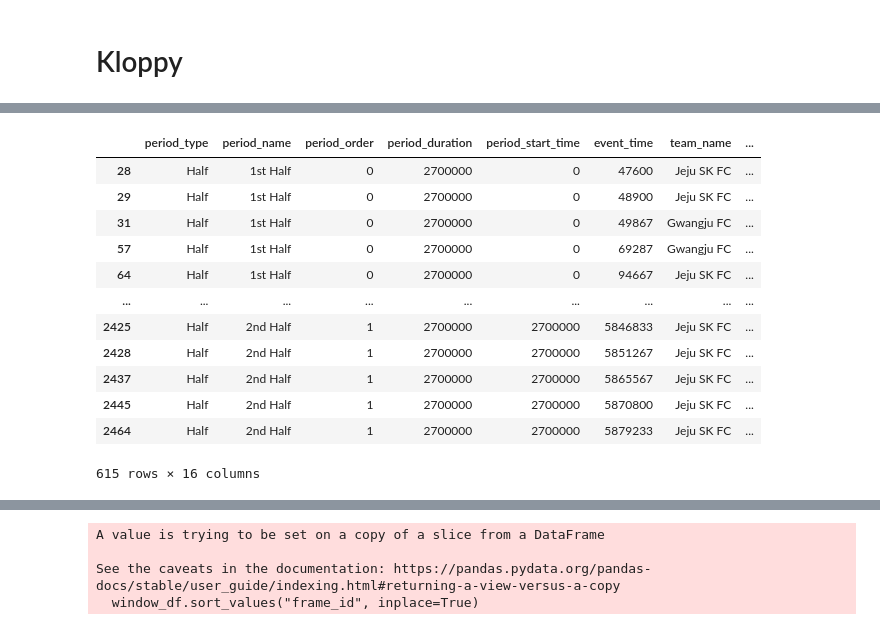
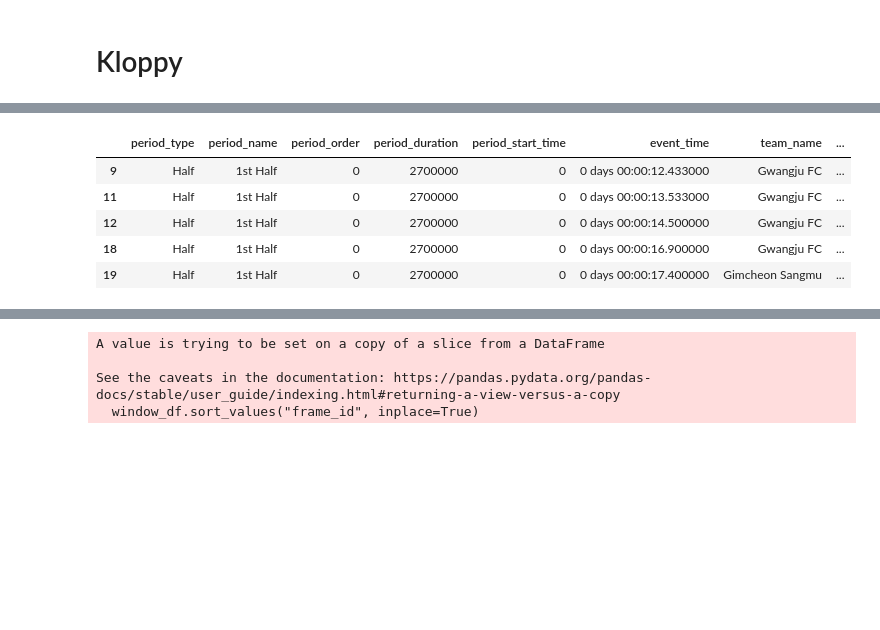
Before and after one commit to leemingo/express-v2, a Jupyter notebook: notebook/2-generate-dataset.ipynb, the cells around one changed output, grey strips where cells are left out. Saved outputs shown, nothing was run; the diff lists cells and outputs as text; code cells hidden in the pictures; blank space fills up the shorter version.

```diff
--- a/notebook/2-generate-dataset.ipynb
+++ b/notebook/2-generate-dataset.ipynb
@@ -116,7 +108,7 @@ if os.path.exists(data_path):
     match_id_lst = os.listdir(data_path)
     total_dict = {match_id : {} for match_id in match_id_lst}
     for match_id in match_id_lst:
-        if match_id not in pressed_error_lst: continue
+        if match_id != "126315": continue
         print(f"Load {match_id}")
         with open(f"{data_path}/{match_id}/{match_id}_processed_dict.pkl", "rb") as f:
             match_dict = pickle.load(f)
@@ -194,3 +184,24 @@ KeyError: 'tracking_df'
+# %%
+def get_event_name(x):
+    event_name_lst = []
+    for val in x:
+        if "event_name" in val:
+            event_name_lst.append(val['event_name'])
+        elif "name" in val:
+            event_name_lst.append(val['name'])
+    return event_name_lst
+
+event_name_unique = []
+
+for match_id in match_id_lst:
+    with open(f"{data_path}/{match_id}/{match_id}_processed_dict.pkl", "rb") as f:
+        match_dict = pickle.load(f)
+    event_df = match_dict['event_df']
+    event_df['events_name'] = event_df['events'].apply(get_event_name)
+    for idx, row in event_df.iterrows():
+    # event_name_unique += row['events_name']
+        event_name_unique.append(row['events_name'][0])
+set(event_name_unique)
 # %%
 # match_id = match_id_lst[0]
 # match_id = pressed_error_lst[0]
@@ -253,26 +282,11 @@ event_df[event_df['events'].apply(lambda x: len(x)) == 4]['events'].iloc[0]
 # %%
-def get_event_name(x):
-    event_name_lst = []
-    for val in x:
-        if "event_name" in val:
-            event_name_lst.append(val['event_name'])
-        elif "name" in val:
-            event_name_lst.append(val['name'])
-    return event_name_lst
-
+event_df['event_time'] = pd.to_timedelta(event_df['event_time'], unit='ms')
 event_df['events_name'] = event_df['events'].apply(get_event_name)
-event_df[event_df['events'].apply(lambda x: len(x)) != 1]
+event_df[event_df['events'].apply(lambda x: len(x)) != 1].head()
 # %% [output]
 |  | period_type | period_name | period_order | period_duration | period_start_time | event_time | team_name | ... |
-| 28 | Half | 1st Half | 0 | 2700000 | 0 | 47600 | Jeju SK FC | ... |
-| 29 | Half | 1st Half | 0 | 2700000 | 0 | 48900 | Jeju SK FC | ... |
-| 31 | Half | 1st Half | 0 | 2700000 | 0 | 49867 | Gwangju FC | ... |
-| 57 | Half | 1st Half | 0 | 2700000 | 0 | 69287 | Gwangju FC | ... |
-| 64 | Half | 1st Half | 0 | 2700000 | 0 | 94667 | Jeju SK FC | ... |
-| ... | ... | ... | ... | ... | ... | ... | ... | ... |
-| 2425 | Half | 2nd Half | 1 | 2700000 | 2700000 | 5846833 | Jeju SK FC | ... |
-| 2428 | Half | 2nd Half | 1 | 2700000 | 2700000 | 5851267 | Jeju SK FC | ... |
-| 2437 | Half | 2nd Half | 1 | 2700000 | 2700000 | 5865567 | Jeju SK FC | ... |
-| 2445 | Half | 2nd Half | 1 | 2700000 | 2700000 | 5870800 | Jeju SK FC | ... |
-| 2464 | Half | 2nd Half | 1 | 2700000 | 2700000 | 5879233 | Jeju SK FC | ... |
+| 9 | Half | 1st Half | 0 | 2700000 | 0 | 0 days 00:00:12.433000 | Gwangju FC | ... |
+| 11 | Half | 1st Half | 0 | 2700000 | 0 | 0 days 00:00:13.533000 | Gwangju FC | ... |
+| 12 | Half | 1st Half | 0 | 2700000 | 0 | 0 days 00:00:14.500000 | Gwangju FC | ... |
+| 18 | Half | 1st Half | 0 | 2700000 | 0 | 0 days 00:00:16.900000 | Gwangju FC | ... |
+| 19 | Half | 1st Half | 0 | 2700000 | 0 | 0 days 00:00:17.400000 | Gimcheon Sangmu | ... |
-615 rows × 16 columns
```
Also changed, not shown: parts of 54 cells of this notebook, 7 other files.
